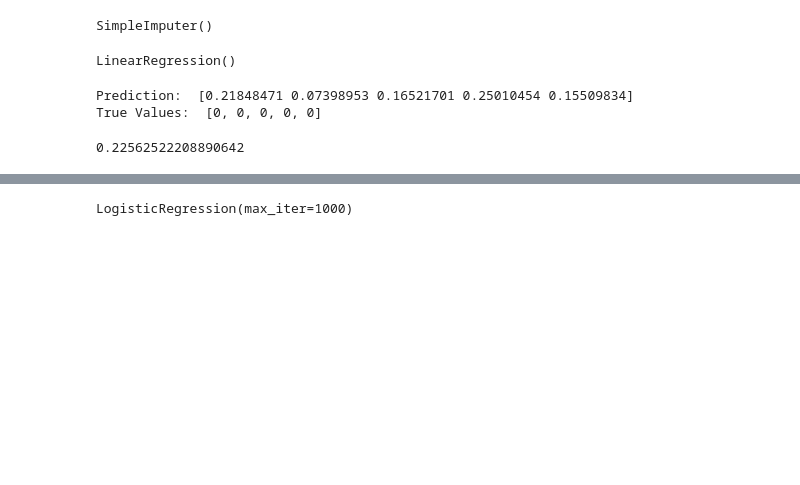
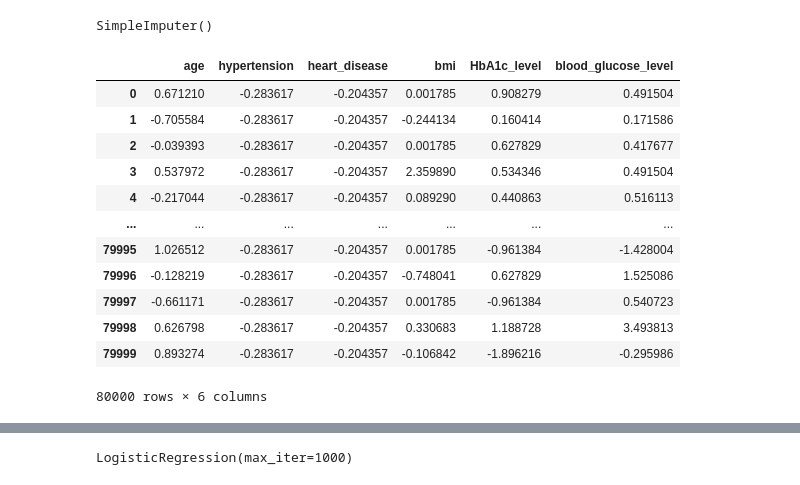
Before and after one commit to naegaic/diabetes-prediction, a Jupyter notebook: main.ipynb, the cells around one changed output, grey strips where cells are left out. Saved outputs shown, nothing was run; the diff lists cells and outputs as text; code cells hidden in the pictures; blank space fills up the shorter version.

```diff
--- a/main.ipynb
+++ b/main.ipynb
@@ -156,28 +150,25 @@ imputer = SimpleImputer(missing_values=np.nan, strategy="mean")
 imputer.fit(df_sm_1hot)
 # %% [output]
 SimpleImputer()
-# %%
-from sklearn.linear_model import LinearRegression
-
-lin_reg = LinearRegression()
-lin_reg.fit(pred, pred_labels)
-# %% [output]
-LinearRegression()
-# %%
-some_data = pred.iloc[:5]
-some_labels = pred_labels[:5]
-
-print("Prediction: ", lin_reg.predict(some_data))
-print("True Values: ", list(some_labels))
-# %% [output]
-Prediction:  [0.21848471 0.07398953 0.16521701 0.25010454 0.15509834]
-True Values:  [0, 0, 0, 0, 0]
-# %%
-from sklearn.metrics import mean_squared_error
-
-diabetes_predictions = lin_reg.predict(pred)
-lin_mse = mean_squared_error(pred_labels, diabetes_predictions)
-lin_rmse = np.sqrt(lin_mse)
-lin_rmse
-# %% [output]
-0.22562522208890642
+# %%
+from sklearn.preprocessing import StandardScaler
+import pandas as pd
+
+scaler = StandardScaler()
+scaled_array = scaler.fit_transform(pred)
+scaled_pred_df = pd.DataFrame(scaled_array, columns=pred.columns)
+scaled_pred_df
+# %% [output]
+|  | age | hypertension | heart_disease | bmi | HbA1c_level | blood_glucose_level |
+| 0 | 0.671210 | -0.283617 | -0.204357 | 0.001785 | 0.908279 | 0.491504 |
+| 1 | -0.705584 | -0.283617 | -0.204357 | -0.244134 | 0.160414 | 0.171586 |
+| 2 | -0.039393 | -0.283617 | -0.204357 | 0.001785 | 0.627829 | 0.417677 |
+| 3 | 0.537972 | -0.283617 | -0.204357 | 2.359890 | 0.534346 | 0.491504 |
+| 4 | -0.217044 | -0.283617 | -0.204357 | 0.089290 | 0.440863 | 0.516113 |
+| ... | ... | ... | ... | ... | ... | ... |
+| 79995 | 1.026512 | -0.283617 | -0.204357 | 0.001785 | -0.961384 | -1.428004 |
+| 79996 | -0.128219 | -0.283617 | -0.204357 | -0.748041 | 0.627829 | 1.525086 |
+| 79997 | -0.661171 | -0.283617 | -0.204357 | 0.001785 | -0.961384 | 0.540723 |
+| 79998 | 0.626798 | -0.283617 | -0.204357 | 0.330683 | 1.188728 | 3.493813 |
+| 79999 | 0.893274 | -0.283617 | -0.204357 | -0.106842 | -1.896216 | -0.295986 |
+80000 rows × 6 columns
```
Also changed, not shown: parts of 22 cells of this notebook.
